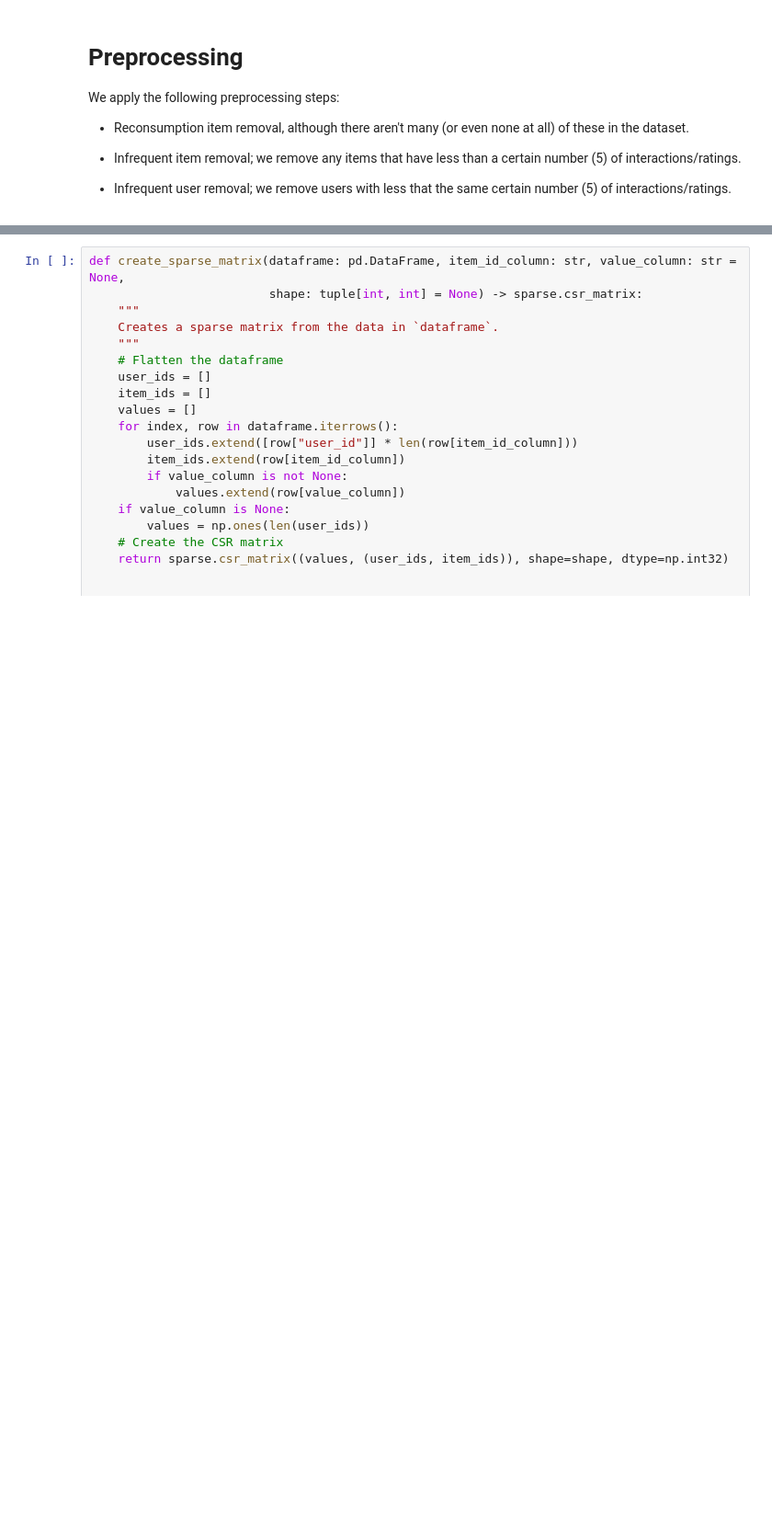
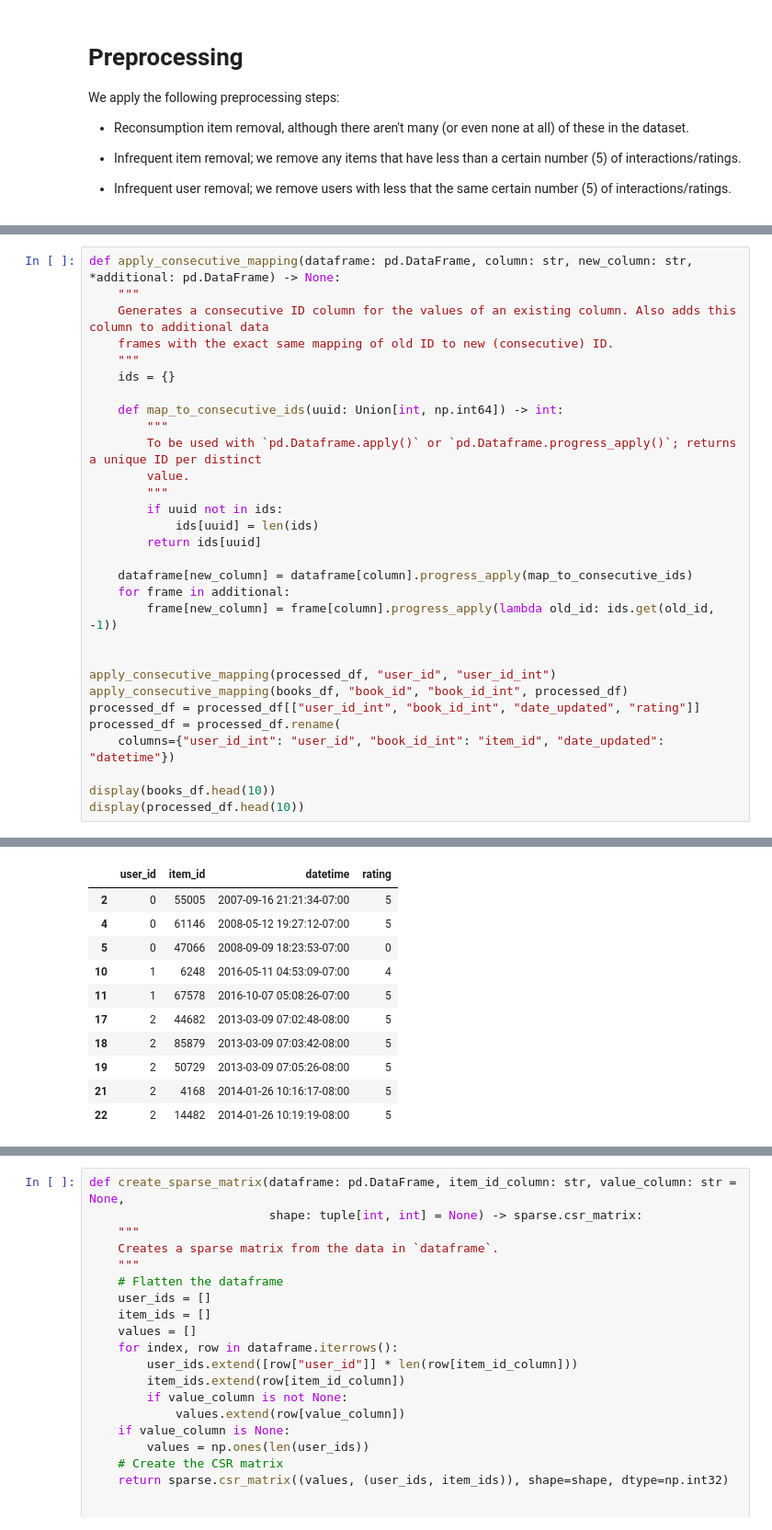
Before and after one commit to JulesDesmet/rbm_recommender, a Jupyter notebook: main.ipynb, the cells around one changed output, grey strips where cells are left out. Shown at 92% size. Saved outputs shown, nothing was run; the diff lists cells and outputs as text; blank space fills up the shorter version.

```diff
--- a/main.ipynb
+++ b/main.ipynb
@@ -259,0 +210,31 @@ Number of unique items: 3682
+# %%
+def apply_consecutive_mapping(dataframe: pd.DataFrame, column: str, new_column: str, *additional: pd.DataFrame) -> None:
+    """
+    Generates a consecutive ID column for the values of an existing column. Also adds this column to additional data
+    frames with the exact same mapping of old ID to new (consecutive) ID.
+    """
+    ids = {}
+
+    def map_to_consecutive_ids(uuid: Union[int, np.int64]) -> int:
+        """
+        To be used with `pd.Dataframe.apply()` or `pd.Dataframe.progress_apply()`; returns a unique ID per distinct
+        value.
+        """
+        if uuid not in ids:
+            ids[uuid] = len(ids)
+        return ids[uuid]
+
+    dataframe[new_column] = dataframe[column].progress_apply(map_to_consecutive_ids)
+    for frame in additional:
+        frame[new_column] = frame[column].progress_apply(lambda old_id: ids.get(old_id, -1))
+
+
+apply_consecutive_mapping(processed_df, "user_id", "user_id_int")
+apply_consecutive_mapping(books_df, "book_id", "book_id_int", processed_df)
+processed_df = processed_df[["user_id_int", "book_id_int", "date_updated", "rating"]]
+processed_df = processed_df.rename(
+    columns={"user_id_int": "user_id", "book_id_int": "item_id", "date_updated": "datetime"})
+
+display(books_df.head(10))
+display(processed_df.head(10))
+# %% [output]
@@ -260,3 +252,14 @@ Number of unique items: 3682
+|  | user_id | item_id | datetime | rating |
+| 2 | 0 | 55005 | 2007-09-16 21:21:34-07:00 | 5 |
+| 4 | 0 | 61146 | 2008-05-12 19:27:12-07:00 | 5 |
+| 5 | 0 | 47066 | 2008-09-09 18:23:53-07:00 | 0 |
+| 10 | 1 | 6248 | 2016-05-11 04:53:09-07:00 | 4 |
+| 11 | 1 | 67578 | 2016-10-07 05:08:26-07:00 | 5 |
+| 17 | 2 | 44682 | 2013-03-09 07:02:48-08:00 | 5 |
+| 18 | 2 | 85879 | 2013-03-09 07:03:42-08:00 | 5 |
+| 19 | 2 | 50729 | 2013-03-09 07:05:26-08:00 | 5 |
+| 21 | 2 | 4168 | 2014-01-26 10:16:17-08:00 | 5 |
+| 22 | 2 | 14482 | 2014-01-26 10:19:19-08:00 | 5 |
 # %%
 def split(items: list[int], percentage_train: float) -> pd.Series:
     nr_train_items = int(len(items) * percentage_train)
```
Also changed, not shown: parts of 12 cells of this notebook.
